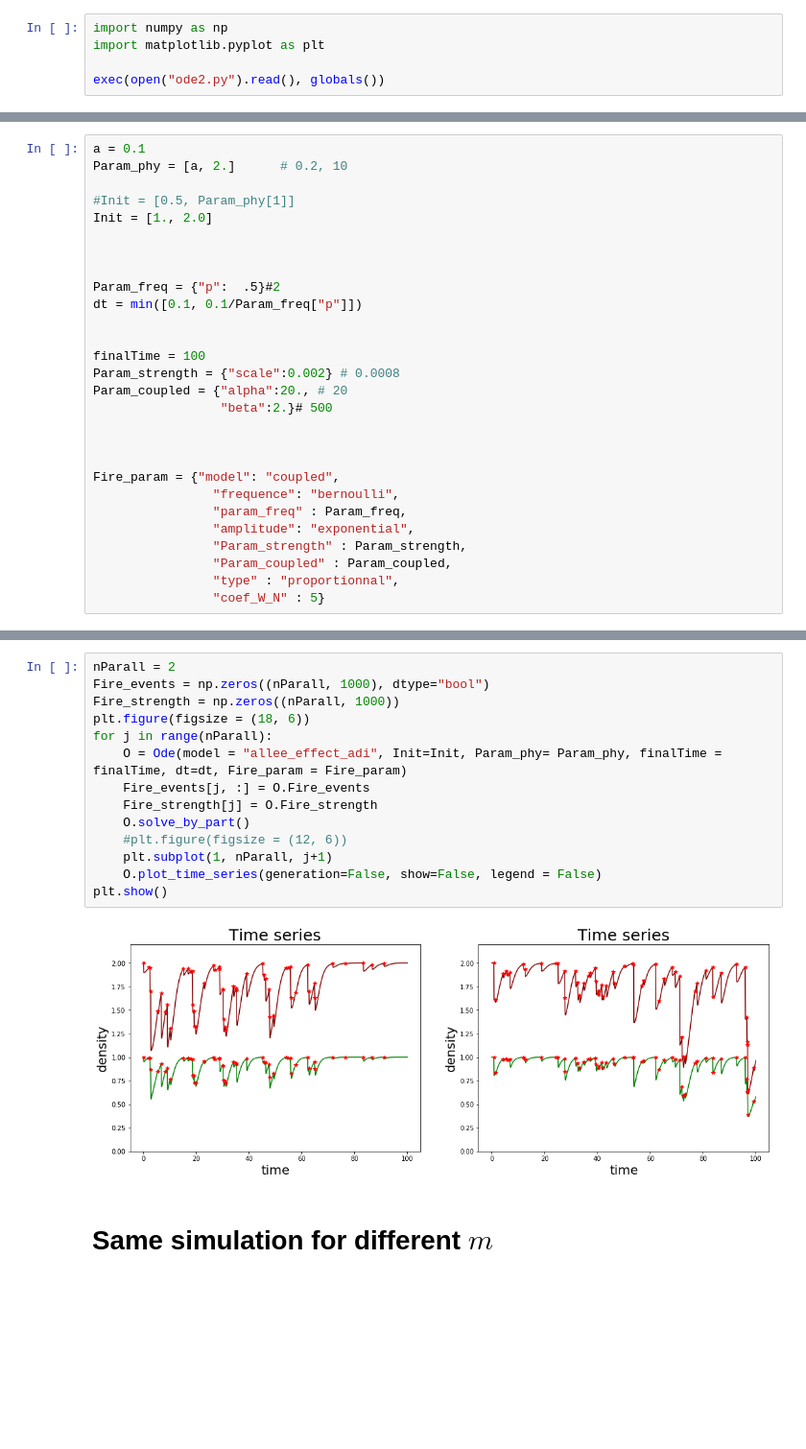
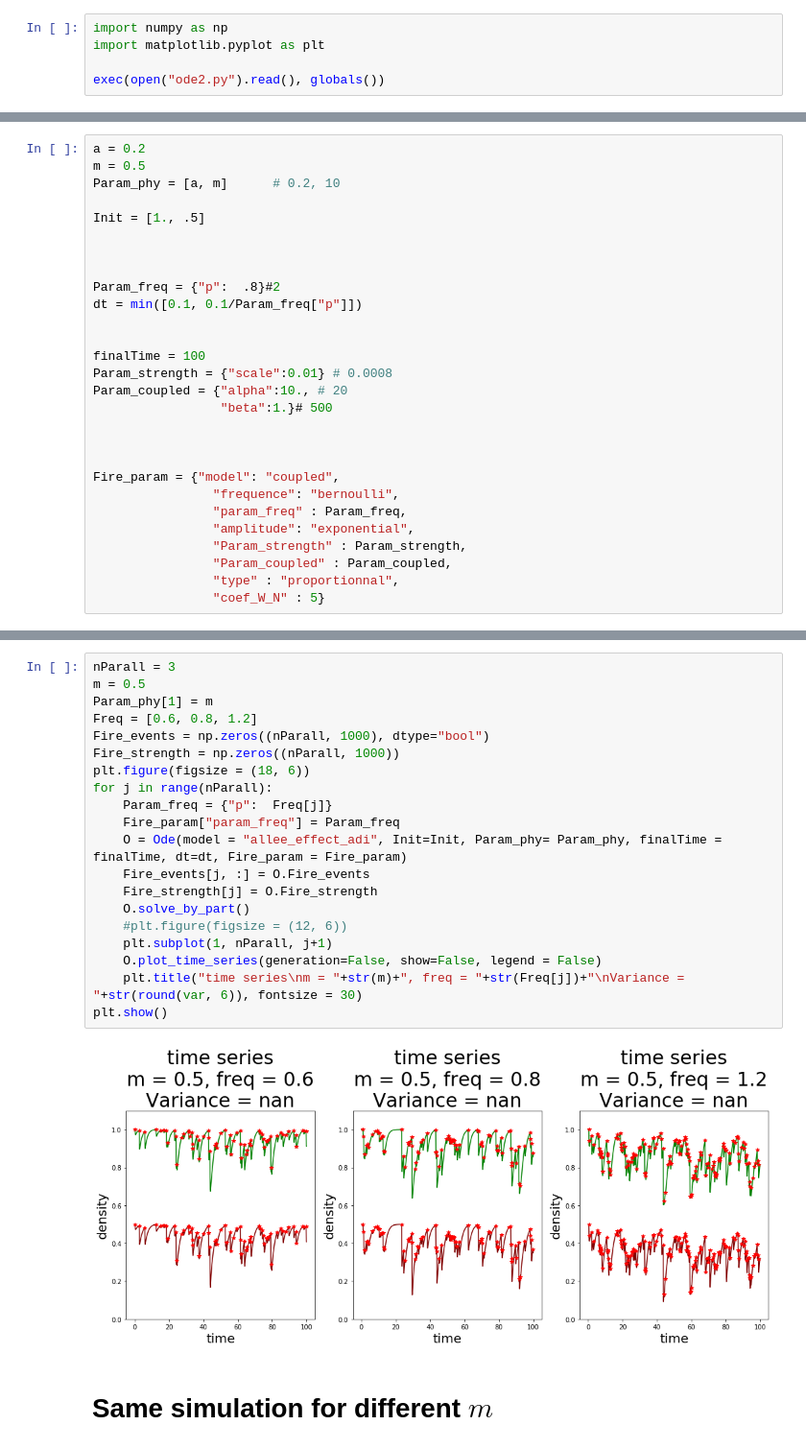
Before and after one commit to cavaillesj/-ecosystem_behavior, a Jupyter notebook: ===Study of the variability (dependance from freq and m).ipynb, the cells around one changed output, grey strips where cells are left out. Shown at 96% size. Saved outputs shown, nothing was run; the diff lists cells and outputs as text; blank space fills up the shorter version.

```diff
--- a/===Study of the variability (dependance from freq and m).ipynb
+++ b/===Study of the variability (dependance from freq and m).ipynb
@@ -8,20 +35,20 @@ exec(open("ode2.py").read(), globals())
 # %%
-a = 0.1
-Param_phy = [a, 2.]      # 0.2, 10
+a = 0.2
+m = 0.5
+Param_phy = [a, m]      # 0.2, 10
 
-#Init = [0.5, Param_phy[1]]
-Init = [1., 2.0]
+Init = [1., .5]
 
 
 
-Param_freq = {"p":  .5}#2
+Param_freq = {"p":  .8}#2
 dt = min([0.1, 0.1/Param_freq["p"]])
 
 
 finalTime = 100
-Param_strength = {"scale":0.002} # 0.0008
-Param_coupled = {"alpha":20., # 20
-                 "beta":2.}# 500
+Param_strength = {"scale":0.01} # 0.0008
+Param_coupled = {"alpha":10., # 20
+                 "beta":1.}# 500
 
 
 
@@ -38,19 +65,25 @@ Fire_param = {"model": "coupled",
 # %%
-nParall = 2
+nParall = 3
+m = 0.5
+Param_phy[1] = m
+Freq = [0.6, 0.8, 1.2]
 Fire_events = np.zeros((nParall, 1000), dtype="bool")
 Fire_strength = np.zeros((nParall, 1000))
 plt.figure(figsize = (18, 6))
 for j in range(nParall):
+    Param_freq = {"p":  Freq[j]}
+    Fire_param["param_freq"] = Param_freq
     O = Ode(model = "allee_effect_adi", Init=Init, Param_phy= Param_phy, finalTime = finalTime, dt=dt, Fire_param = Fire_param)
     Fire_events[j, :] = O.Fire_events
     Fire_strength[j] = O.Fire_strength
     O.solve_by_part()
     #plt.figure(figsize = (12, 6))
     plt.subplot(1, nParall, j+1)
     O.plot_time_series(generation=False, show=False, legend = False)
+    plt.title("time series\nm = "+str(m)+", freq = "+str(Freq[j])+"\nVariance = "+str(round(var, 6)), fontsize = 30)
 plt.show()
 # %% [output]
-[figure, old version]
+[figure, new version]
 # %% [markdown]
 # Same simulation for different $m$
 # %%
```
Also changed, not shown: parts of 7 cells of this notebook, 7 other files.
